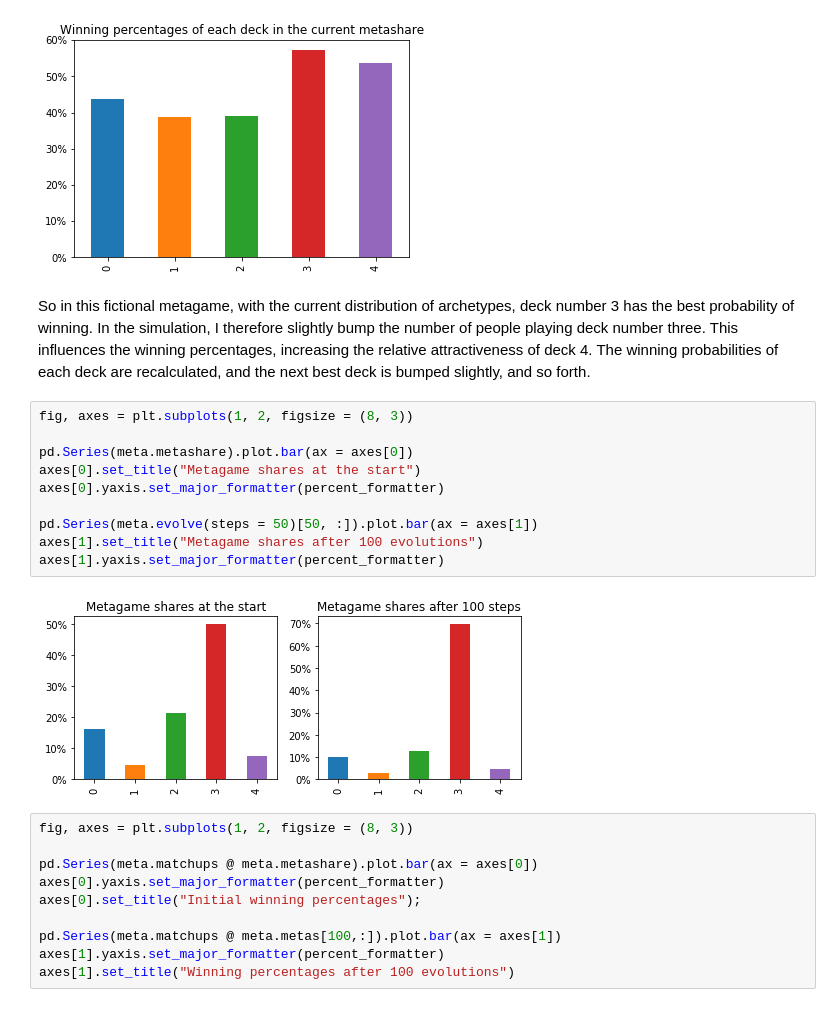
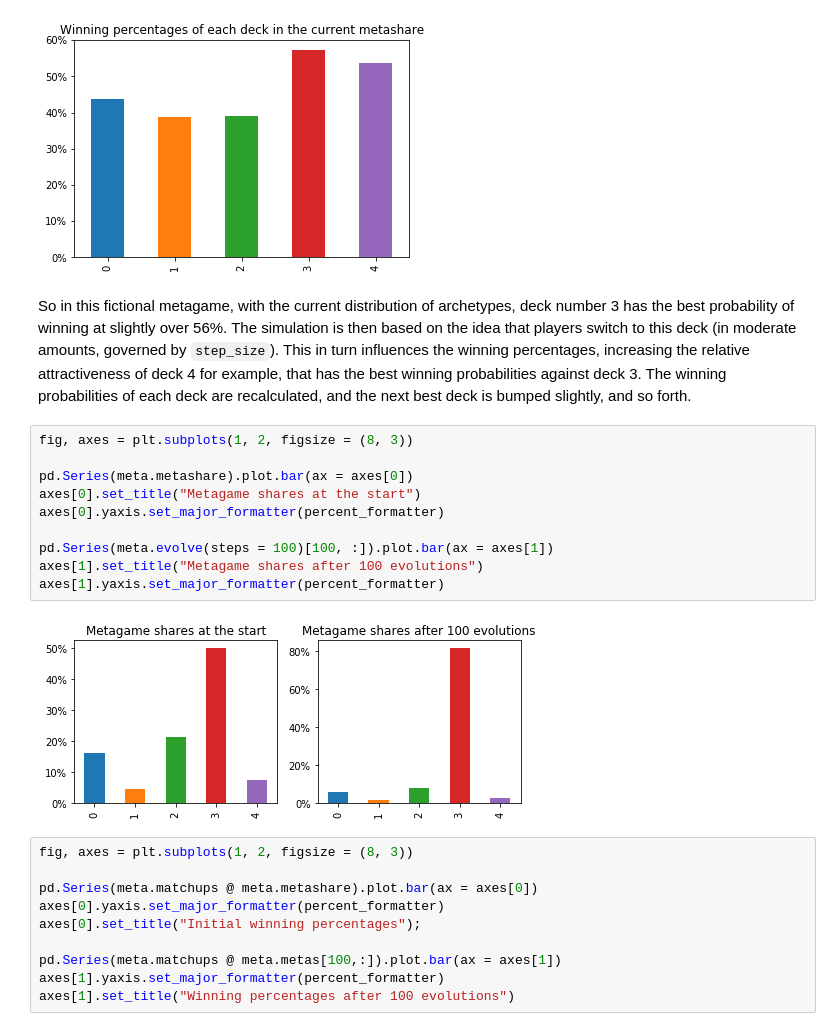
Before and after one commit to Gijs-Koot/Gijs-Koot.github.io, a Jupyter notebook: notebooks/meta-dynamics.ipynb, the cells around one changed output. Drawn from its saved outputs; the diff is of its cells as text.

```diff
--- a/notebooks/meta-dynamics.ipynb
+++ b/notebooks/meta-dynamics.ipynb
@@ -134,19 +140,19 @@ plt.title("Winning percentages of each deck in the current metashare");
 # %% [output]
 [figure]
 # %% [markdown]
-So in this fictional metagame, with the current distribution of archetypes, deck number 3 has the best probability of winning. In the simulation, I therefore slightly bump the number of people playing deck number three. This influences the winning percentages, increasing the relative attractiveness of deck 4. The winning probabilities of each deck are recalculated, and the next best deck is bumped slightly, and so forth.
+So in this fictional metagame, with the current distribution of archetypes, deck number 3 has the best probability of winning at slightly over 56%. The simulation is then based on the idea that players switch to this deck (in moderate amounts, governed by `step_size`). This in turn influences the winning percentages, increasing the relative attractiveness of deck 4 for example, that has the best winning probabilities against deck 3. The winning probabilities of each deck are recalculated, and the next best deck is bumped slightly, and so forth.
 # %%
 fig, axes = plt.subplots(1, 2, figsize = (8, 3))
 
 pd.Series(meta.metashare).plot.bar(ax = axes[0])
 axes[0].set_title("Metagame shares at the start")
 axes[0].yaxis.set_major_formatter(percent_formatter)
 
-pd.Series(meta.evolve(steps = 50)[50, :]).plot.bar(ax = axes[1])
+pd.Series(meta.evolve(steps = 100)[100, :]).plot.bar(ax = axes[1])
 axes[1].set_title("Metagame shares after 100 evolutions")
 axes[1].yaxis.set_major_formatter(percent_formatter)
 # %% [output]
-[figure, old version]
+[figure, new version]
 # %%
 fig, axes = plt.subplots(1, 2, figsize = (8, 3))
 
```
Also changed, not shown: parts of 13 cells of this notebook, 15 other files.
